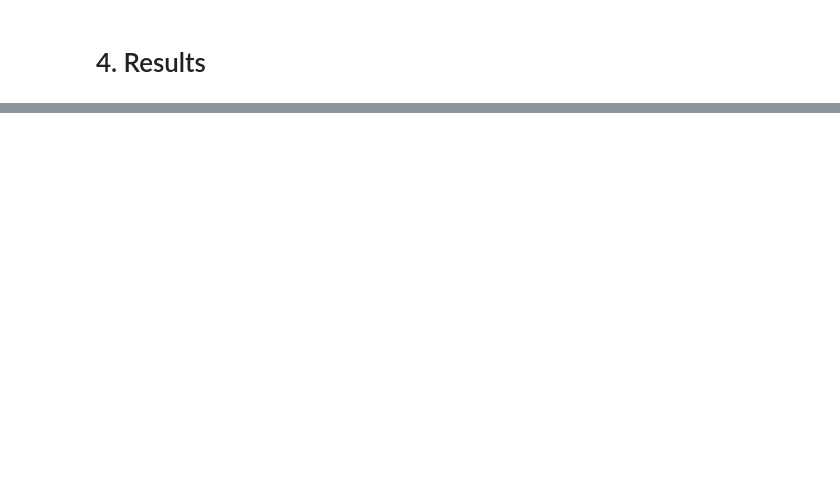
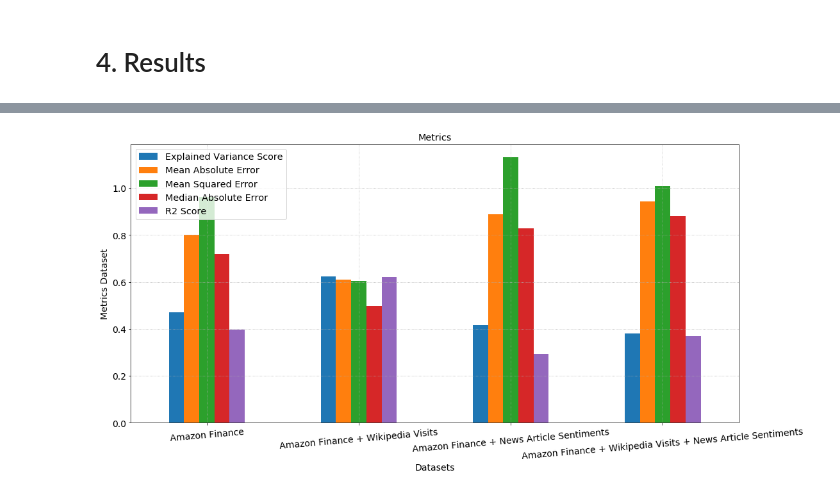
Before and after one commit to chengwill97/Stock-Market-Price-Prediction, a Jupyter notebook: Stock_Prediction_with_Sentiment.ipynb, the cells around one changed output, grey strips where cells are left out. Drawn from its saved outputs; the diff is of its cells as text; code cells hidden in the pictures; blank space fills up the shorter version.

```diff
--- a/Stock_Prediction_with_Sentiment.ipynb
+++ b/Stock_Prediction_with_Sentiment.ipynb
@@ -1584,7 +1640,7 @@ model_senti = Sequential()
 model_senti.add(Dense(units = 128, kernel_initializer = 'uniform', activation = 'relu', input_dim = X_train_senti.shape[1]))
 model_senti.add(Dense(units = 1, kernel_initializer = 'uniform', activation = 'relu'))
 model_senti.compile(optimizer = 'adam', loss = 'mean_squared_error', metrics = ['accuracy'])
-model_senti.fit(X_train_senti, y_train_senti, batch_size = 10, epochs = 100, verbose=0)
+model_senti.fit(X_train_senti, y_train_senti, batch_size = 10, epochs = 1000, verbose=0)
 
 y_pred_senti = model_senti.predict(X_test_senti[:10])
 plt.figure(figsize=(15,7))
@@ -1597,5 +1653,5 @@ plt.legend()
 plt.show()
 # print("Error: ",  abs(( model_senti.predict(X_test_senti[:10]) - y_test_senti[:10]).mean()))
 
-dl_metrics['Deep Learning: amazon finance + news article sentient'] = get_model_metrics(y_test_senti[:10], model_senti.predict(X_test_senti[:10]))
+dl_metrics['Deep Learning: amazon finance + news article sentient'] = get_model_metrics(y_test_senti[:10], model_senti.predict(X_test_senti[:10]), DL_NEURAL_NET, DATASET_AMZN_SENT)
 # %% [output]
@@ -1640,5 +1696,5 @@ plt.show()
 
 # print("Error: ",  abs((classifier.predict(X_test[:10]) - y_test[:10]).mean()))
 
-dl_metrics['Deep Learning: amazon finance + wikipedia site visits + news article sentient'] = get_model_metrics(y_test_all[:10], classifier.predict(X_test_all[:10]))
+dl_metrics['Deep Learning: amazon finance + wikipedia site visits + news article sentient'] = get_model_metrics(y_test_all[:10], classifier.predict(X_test_all[:10]), DL_NEURAL_NET, DATASET_COMBINED)
 # %% [output]
@@ -1688,0 +1705,12 @@ ml_metrics
+# %%
+dl_metrics_df = pd.DataFrame()
+for trial, metrics in dl_metrics.items():
+    tmp_df = pd.DataFrame().from_dict(metrics)
+    dl_metrics_df = pd.concat([dl_metrics_df, tmp_df])
+dl_metrics_df = dl_metrics_df.set_index('Dataset')
+
+ml_metrics_df = pd.DataFrame()
+for trial, metrics in ml_metrics.items():
+    tmp_df = pd.DataFrame().from_dict(metrics)
+    ml_metrics_df = pd.concat([ml_metrics_df, tmp_df])
+ml_metrics_df = ml_metrics_df.set_index('Dataset')
@@ -1688,0 +1722,23 @@ ml_metrics
+# %%
+dl_metrics_df = dl_metrics_df[['Explained Variance Score', 'Mean Absolute Error', 'Mean Squared Error', 'Median Absolute Error', 'R2 Score']]
+# %%
+fig, axes = plt.subplots(nrows=1, ncols=1, sharex=False, sharey=False)
+fig.set_size_inches(17, 8)
+fig.subplots_adjust(hspace=.5)
+
+dl_metrics_plot_args = {
+    'kind' : 'bar',
+    'fontsize' : 14,
+    'title' : 'Metrics',
+    'ax' : axes,
+    'rot' : 5
+}
+
+dl_metrics_plot = dl_metrics_df.plot(**dl_metrics_plot_args)
+dl_metrics_plot.set_ylabel('Metrics Dataset', fontsize=14)
+dl_metrics_plot.set_xlabel('Datasets', fontsize=14)
+dl_metrics_plot.grid('on', which='both', linestyle=':')
+
+axes.legend(loc='best')
+dl_metrics_df.head()
+# %% [output]
@@ -1688,0 +1751 @@ ml_metrics
+[figure, added]
```
Also changed, not shown: parts of 59 cells of this notebook.
